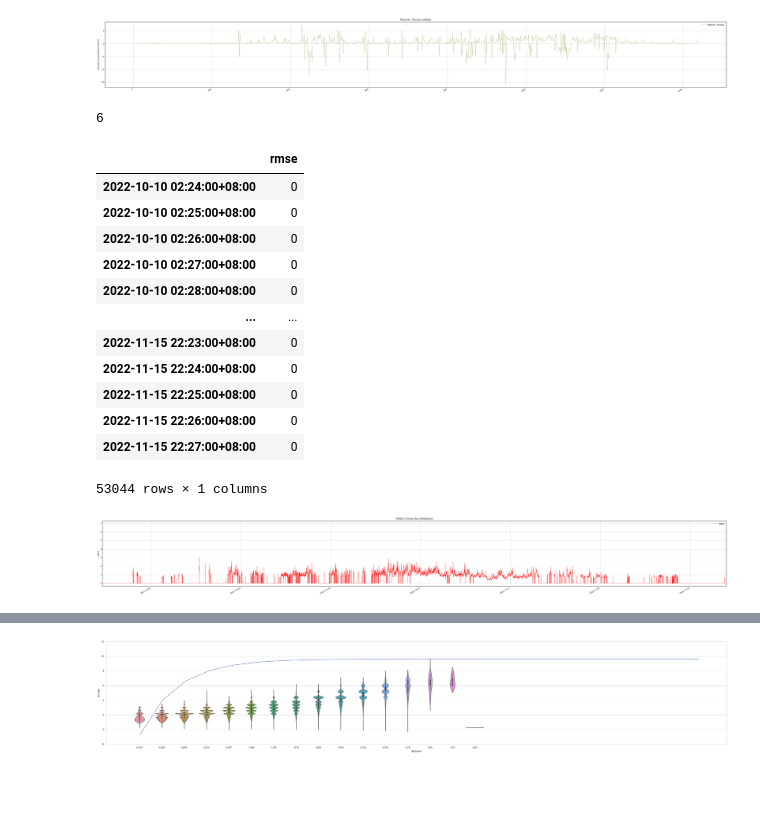
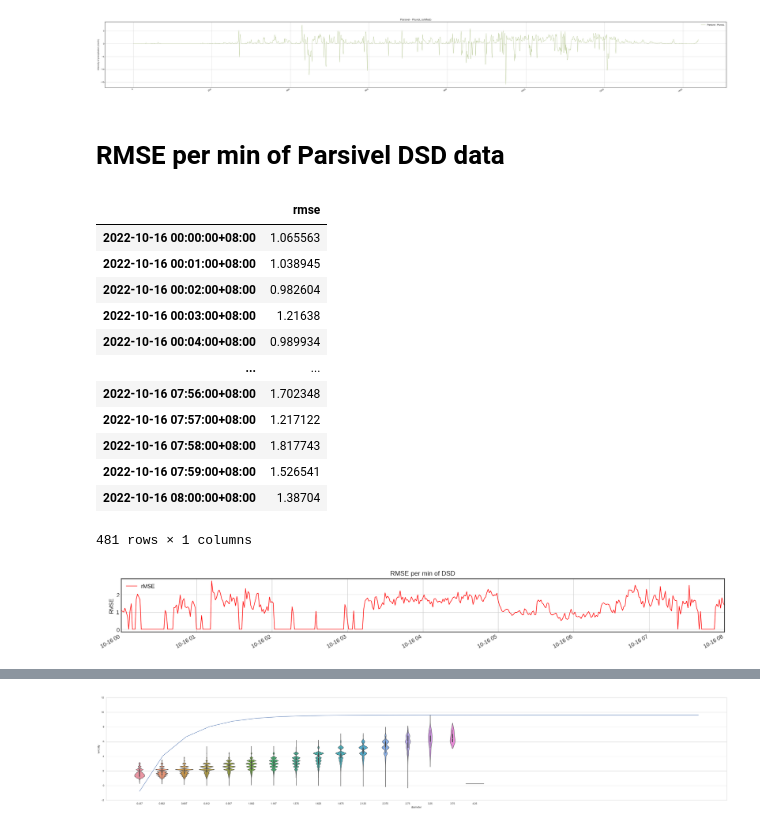
Before and after one commit to YenCheng1226/CAE-Internship, a Jupyter notebook: Parsivel_data_analysis.ipynb, the cells around one changed output, grey strips where cells are left out. Cells and saved outputs as stored; diff of their text form; code cells hidden in the pictures; blank space fills up the shorter version.

```diff
--- a/Parsivel_data_analysis.ipynb
+++ b/Parsivel_data_analysis.ipynb
@@ -124,0 +240,5 @@ plt.show()
+# %%
+# violinplot
+sns.set(rc={"figure.figsize": (50, 8)})
+sns.set_style("whitegrid")
+sns.violinplot(y=df_diff2021['diff'])
@@ -222,0 +373,17 @@ plt.show()
+# %%
+# plot difference of parsivel and pluvioL
+
+plt.style.use("seaborn-v0_8-white")
+plt.figure(figsize=(20,2))
+
+diff = shifted_parsivel - shifted_pluvioL
+difference = plt.plot(diff, linewidth = 1, label="Parsivel - PluvioL", color = 'olivedrab')
+
+plt.gcf().autofmt_xdate()
+plt.title("Parsivel - PluvioL")
+#plt.ylabel("Intensity of precipitation (mm/h)")
+plt.legend(labelcolor="black")
+plt.grid(True)
+plt.ylim(-100, 100)
+
+plt.show()
@@ -259,19 +428,19 @@ plt.xlim()
 plt.show()
 # %% [output]
 [figure]
-# %%
-array = np.array([1,2,3])
-print(array.sum())
-# %% [output]
-6
+# %% [markdown]
+# RMSE per min of Parsivel DSD data
 # %%
 # extract data from certain time period
-start_time = "2022-10-15 16:00:00+08:00"
+start_time = "2022-10-29 16:00:00+08:00"
 # start_time = "2022-10-30 15:00:00"
-end_time = "2022-10-16 16:00:00+08:00"
+end_time = "2022-10-30 16:00:00+08:00"
 # end_time = "2022-10-30 16:00:00"
 # filt = (data["Date_Time"] >= start_time) & (data["Date_Time"] <= end_time)
 # data = data.loc[filt]
+
+dsd = dsd_2022['2022-10-16 00:00:00+08:00':'2022-10-16 08:00:00+08:00']
+
 
 df_rmse = pd.DataFrame(columns=['rmse'])
 
@@ -315,37 +484,37 @@ for index, row in dsd.iterrows():
 df_rmse
 # %% [output]
 |  | rmse |
-| 2022-10-10 02:24:00+08:00 | 0 |
-| 2022-10-10 02:25:00+08:00 | 0 |
-| 2022-10-10 02:26:00+08:00 | 0 |
-| 2022-10-10 02:27:00+08:00 | 0 |
-| 2022-10-10 02:28:00+08:00 | 0 |
+| 2022-10-16 00:00:00+08:00 | 1.065563 |
+| 2022-10-16 00:01:00+08:00 | 1.038945 |
+| 2022-10-16 00:02:00+08:00 | 0.982604 |
+| 2022-10-16 00:03:00+08:00 | 1.21638 |
+| 2022-10-16 00:04:00+08:00 | 0.989934 |
 | ... | ... |
-| 2022-11-15 22:23:00+08:00 | 0 |
-| 2022-11-15 22:24:00+08:00 | 0 |
-| 2022-11-15 22:25:00+08:00 | 0 |
-| 2022-11-15 22:26:00+08:00 | 0 |
-| 2022-11-15 22:27:00+08:00 | 0 |
+| 2022-10-16 07:56:00+08:00 | 1.702348 |
+| 2022-10-16 07:57:00+08:00 | 1.217122 |
+| 2022-10-16 07:58:00+08:00 | 1.817743 |
+| 2022-10-16 07:59:00+08:00 | 1.526541 |
+| 2022-10-16 08:00:00+08:00 | 1.38704 |
-53044 rows × 1 columns
+481 rows × 1 columns
 # %%
 # plot difference of parsivel and pluvioL
 
 plt.style.use("seaborn-v0_8-white")
-plt.figure(figsize=(50,6))
+plt.figure(figsize=(20,2))
 
-rmse_curve = plt.step(df_rmse.index, df_rmse['rmse'], linewidth = 0.5, label = "rMSE", color = 'red')
+rmse_curve = plt.plot(df_rmse['rmse'], linewidth = 1, label = "rMSE", color = 'red')
 
 plt.gcf().autofmt_xdate()
 plt.ylabel("RMSE")
-plt.title("RMSE of Drop Size Distribution")
+plt.title("RMSE per min of DSD")
 plt.legend(labelcolor="black")
 plt.grid(True)
-plt.xlim([datetime.datetime(2022, 10, 27, 3, 0, 0),
-           datetime.datetime(2022, 11, 3, 1, 45,0)])
+plt.xlim([datetime.datetime(2022, 10, 15, 16, 0, 0),
+           datetime.datetime(2022, 10, 16, 0, 0, 0)])
 
 plt.show()
 # %% [output]
-[figure, old version]
+[figure, new version]
 # %%
 # plot every drop
 drop = pd.DataFrame()
```
Also changed, not shown: parts of 21 cells of this notebook, 1 other file.
